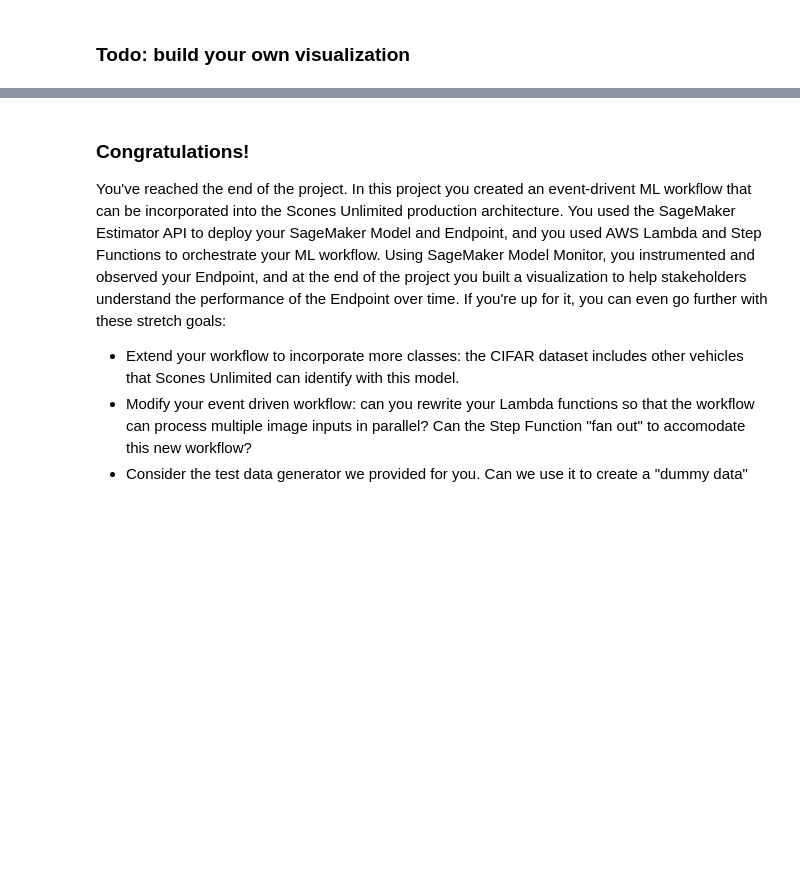
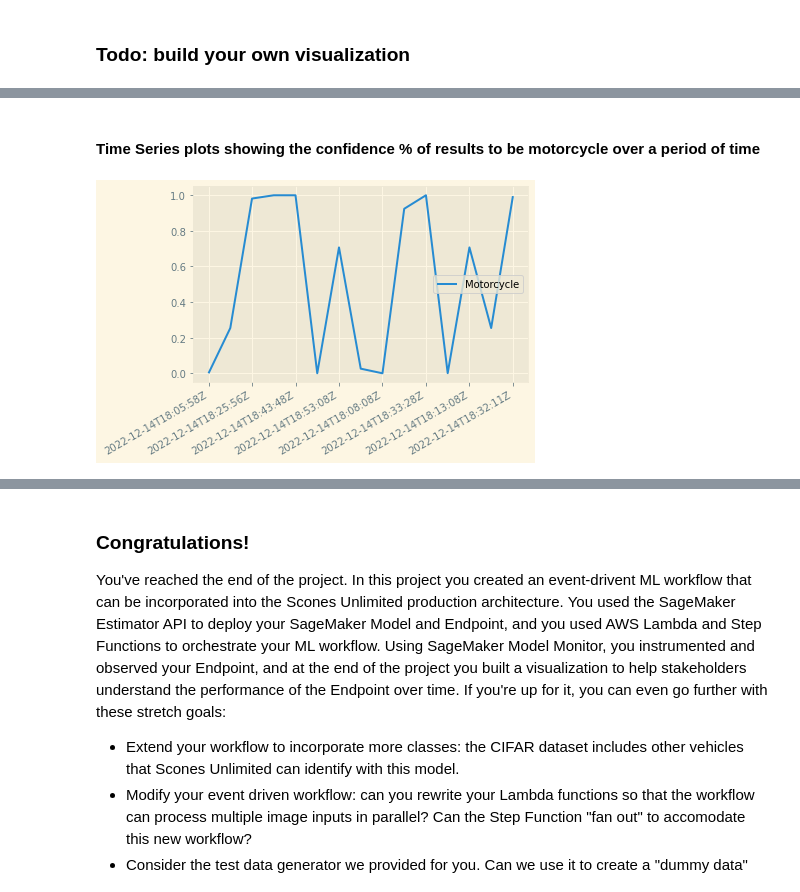
Before and after one commit to poojitha11111/scones, a Jupyter notebook: starter.ipynb, the cells around one changed output, grey strips where cells are left out. Cells and saved outputs as stored; diff of their text form; code cells hidden in the pictures; blank space fills up the shorter version.

```diff
--- a/starter.ipynb
+++ b/starter.ipynb
@@ -793,0 +819,22 @@ plt.gcf().autofmt_xdate()
+# %% [markdown]
+#### Time Series plots showing the confidence % of results to be motorcycle over a period of time
+# %%
+import seaborn as sns
+import pandas as pd
+date = []
+motorcycle = []
+for obj in json_data:
+    inference, timestamp = simple_getter(obj)
+
+    motorcycle.append(inference[1])
+    date.append(timestamp)
+
+df = pd.DataFrame(list(zip( motorcycle  )),
+                  index = date ,
+                  columns = [ 'Motorcycle' ])
+
+df.plot()
+
+plt.gcf().autofmt_xdate()
+# %% [output]
+[figure, added]
```
Also changed, not shown: parts of 12 cells of this notebook.
